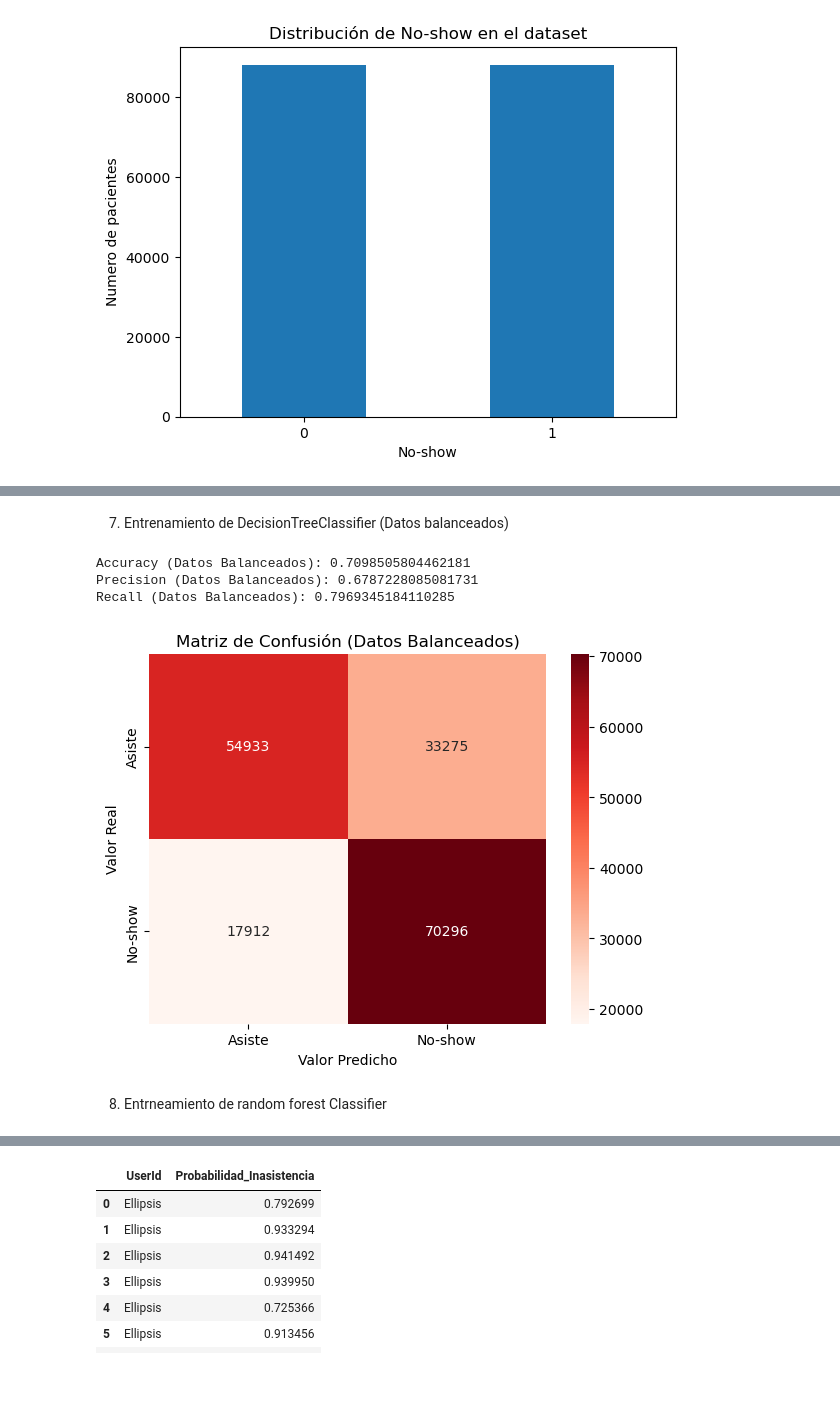
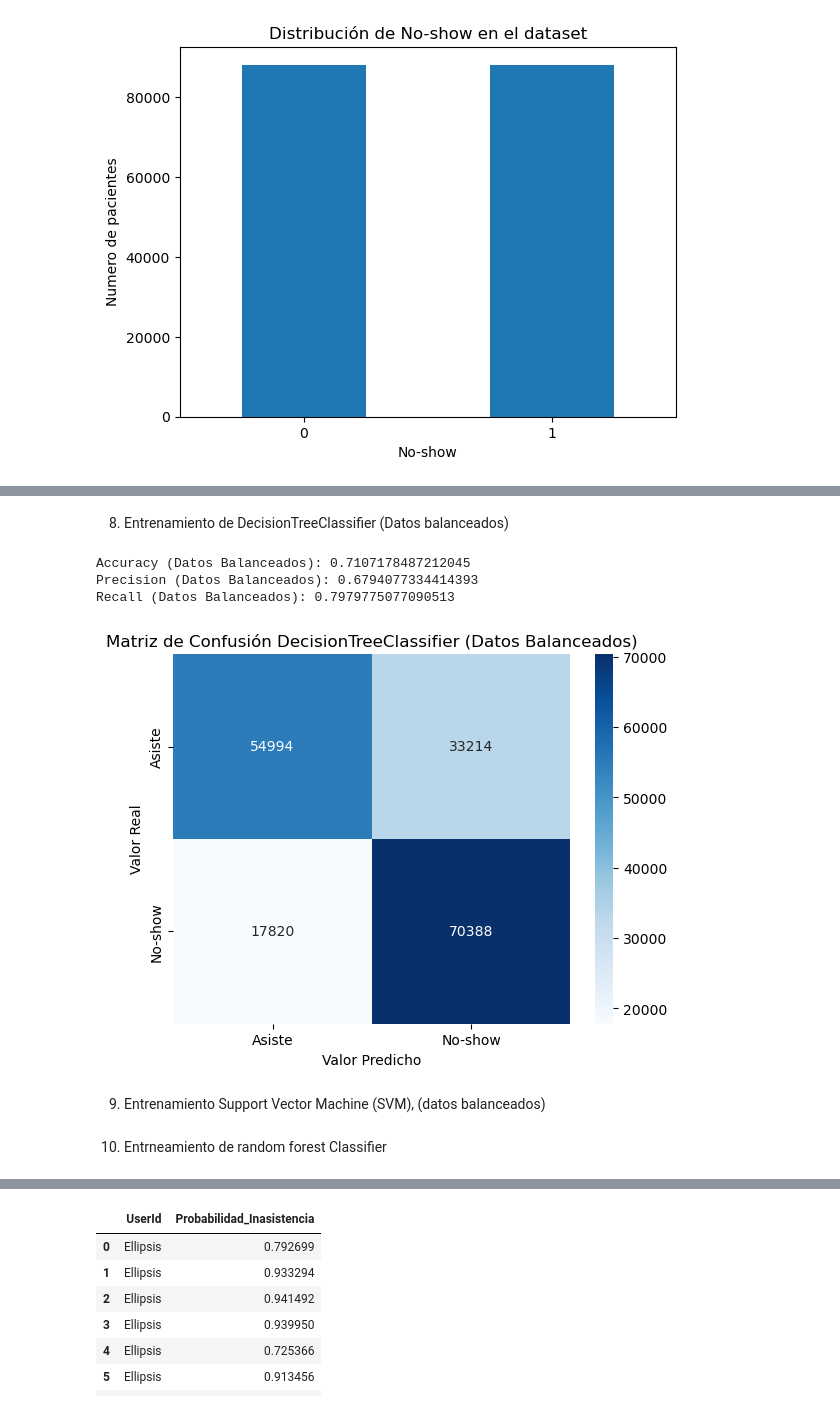
Before and after one commit to SValduezaL/TFM-Master-IA-INESDI, a Jupyter notebook: BBDD Kaagle/predicción_ inasistencia_v1.ipynb, the cells around one changed output, grey strips where cells are left out. Cells and saved outputs as stored; diff of their text form; code cells hidden in the pictures; blank space fills up the shorter version.

```diff
--- a/BBDD Kaagle/predicción_ inasistencia_v1.ipynb
+++ b/BBDD Kaagle/predicción_ inasistencia_v1.ipynb
@@ -236,33 +270,35 @@ Text(0.5, 1.0, 'Distribución de No-show en el dataset')
 # %% [markdown]
-7. Entrenamiento de DecisionTreeClassifier (Datos balanceados)
+8. Entrenamiento de DecisionTreeClassifier (Datos balanceados)
 # %%
 # Crear una instancia de DecisionTreeClassifier
 clf_tree_balanced = DecisionTreeClassifier()
 
 # Realizar la validación cruzada para obtener predicciones para todo el conjunto de datos balanceados
 y_pred_balanced = cross_val_predict(clf_tree_balanced, X_balanced, y_balanced, cv=5)
 
 # Se crea una matriz de confusión
 confusion_mat_balanced = confusion_matrix(y_balanced, y_pred_balanced)
 labels = ['Asiste', 'No-show']
-sns.heatmap(confusion_mat_balanced, annot=True, fmt='d', cmap='Reds', xticklabels=labels, yticklabels=labels)
+sns.heatmap(confusion_mat_balanced, annot=True, fmt='d', cmap='Blues', xticklabels=labels, yticklabels=labels)
 
 # Configuración del gráfico
-plt.title('Matriz de Confusión (Datos Balanceados)')
+plt.title('Matriz de Confusión DecisionTreeClassifier (Datos Balanceados)')
 plt.xlabel('Valor Predicho')
 plt.ylabel('Valor Real')
 
 # Se calculan las métricas de evaluación
 accuracy_balanced = accuracy_score(y_balanced, y_pred_balanced)
 precision_balanced = precision_score(y_balanced, y_pred_balanced, pos_label=1)
 recall_balanced = recall_score(y_balanced, y_pred_balanced, pos_label=1)
 
 print("Accuracy (Datos Balanceados):", accuracy_balanced)
 print("Precision (Datos Balanceados):", precision_balanced)
 print("Recall (Datos Balanceados):", recall_balanced)
 plt.show()
 # %% [output]
-Accuracy (Datos Balanceados): 0.7098505804462181
-Precision (Datos Balanceados): 0.6787228085081731
-Recall (Datos Balanceados): 0.7969345184110285
+Accuracy (Datos Balanceados): 0.7107178487212045
+Precision (Datos Balanceados): 0.6794077334414393
+Recall (Datos Balanceados): 0.7979775077090513
-[figure, old version]
+[figure, new version]
+# %% [markdown]
+9. Entrenamiento Support Vector Machine (SVM), (datos balanceados)
@@ -269,5 +331,5 @@ Recall (Datos Balanceados): 0.7969345184110285
 # %% [markdown]
-8. Entrneamiento de random forest Classifier
+10. Entrneamiento de random forest Classifier
 # %%
 # Crear una instancia de RandomForestClassifier con parámetros predeterminados
 rf_balanced = RandomForestClassifier(
```
Also changed, not shown: parts of 7 cells of this notebook.
